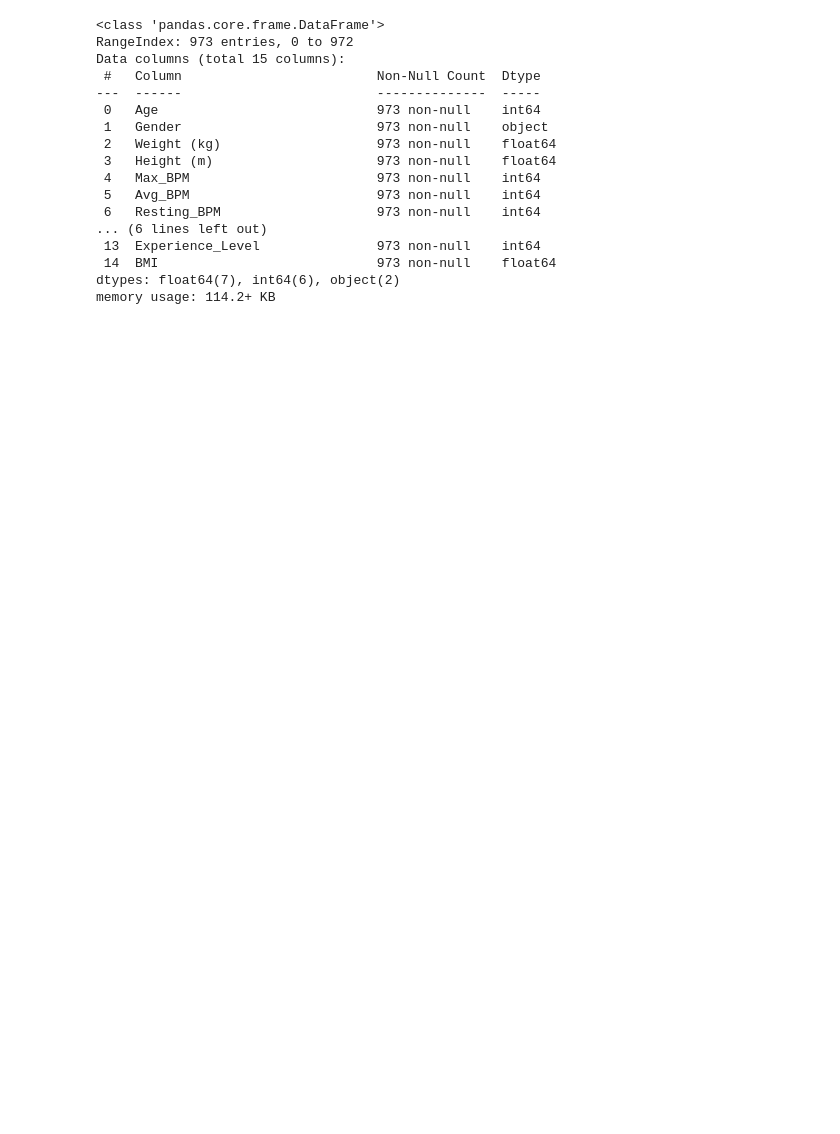
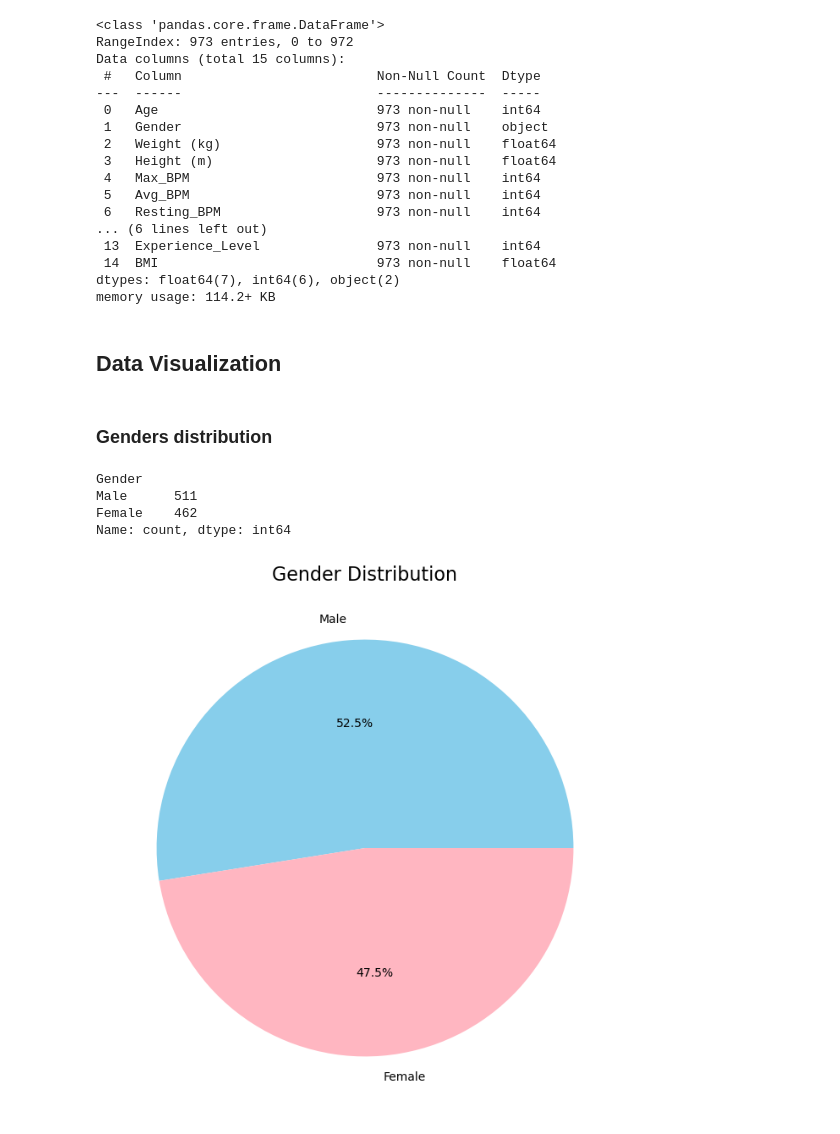
Before and after one commit to HilthonTT/gym-members-exercise, a Jupyter notebook: src/main.ipynb, the cells around one changed output. Saved outputs shown, nothing was run; the diff lists cells and outputs as text; code cells hidden in the pictures; blank space fills up the shorter version.

Commit message:
Gender & BMI analysis

```diff
--- a/src/main.ipynb
+++ b/src/main.ipynb
@@ -92,3 +92,22 @@ Data columns (total 15 columns):
  14  BMI                            973 non-null    float64
 dtypes: float64(7), int64(6), object(2)
 memory usage: 114.2+ KB
+# %% [markdown]
+## Data Visualization
+# %% [markdown]
+### Genders distribution
+# %%
+gender_count = df['Gender'].value_counts()
+gender_count
+# %% [output]
+Gender
+Male      511
+Female    462
+Name: count, dtype: int64
+# %%
+plt.figure(figsize=(8, 8))
+plt.pie(gender_count, labels=gender_count.index, autopct="%1.1f%%", colors=['skyblue', 'lightpink'])
+plt.title('Gender Distribution', fontsize=16)
+plt.show()
+# %% [output]
+[figure, added]
```
Also changed, not shown: parts of 5 cells of this notebook.
